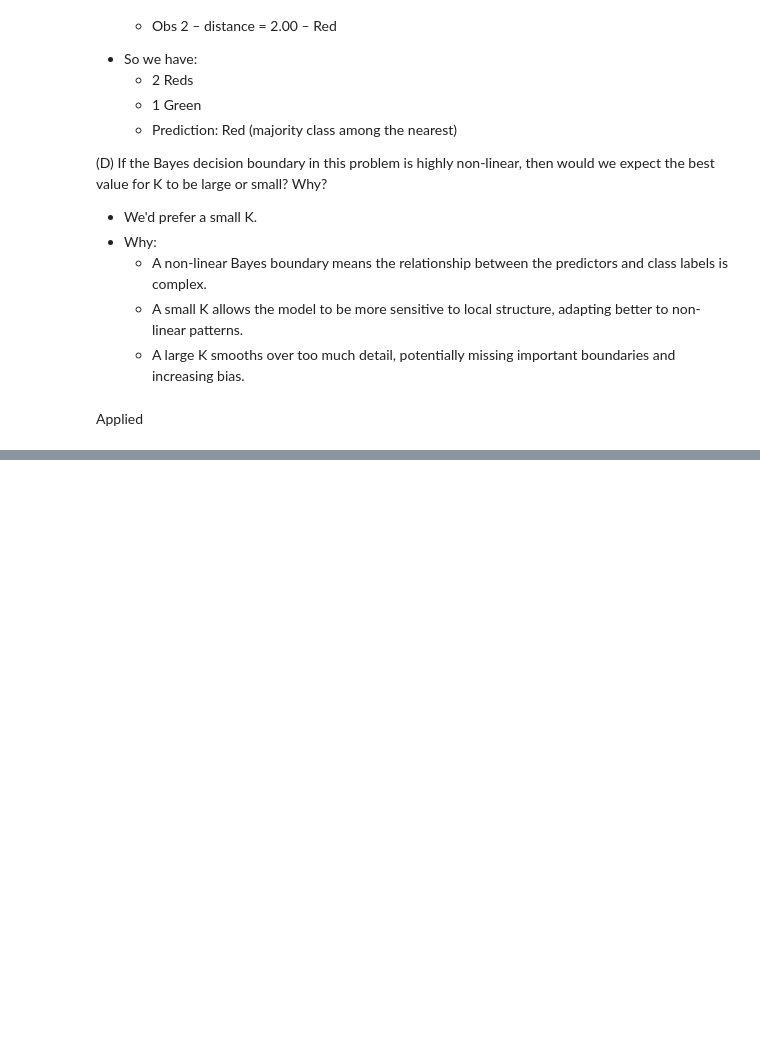
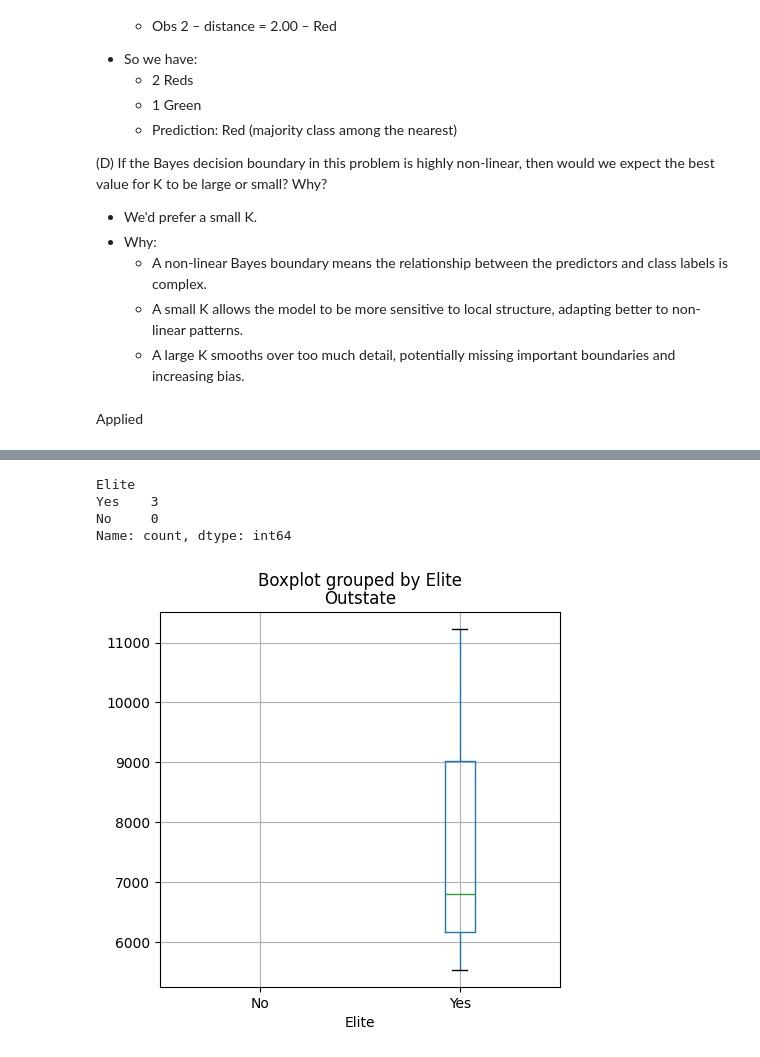
Before and after one commit to Anthonny20/AI-PROJECTS, a Jupyter notebook: ISLP/01_Exercices.ipynb, the cells around one changed output, grey strips where cells are left out. Cells and saved outputs as stored; diff of their text form; code cells hidden in the pictures; blank space fills up the shorter version.

```diff
--- a/ISLP/01_Exercices.ipynb
+++ b/ISLP/01_Exercices.ipynb
@@ -345,0 +436,12 @@ Applied
+# %%
+data_college['Elite'].value_counts()
+# %% [output]
+Elite
+Yes    3
+No     0
+Name: count, dtype: int64
+# %%
+fig, ax = subplots(figsize=(5,5))
+data_college.boxplot('Outstate', 'Elite', ax=ax);
+# %% [output]
+[figure, added]
```
Also changed, not shown: parts of 21 cells of this notebook.
